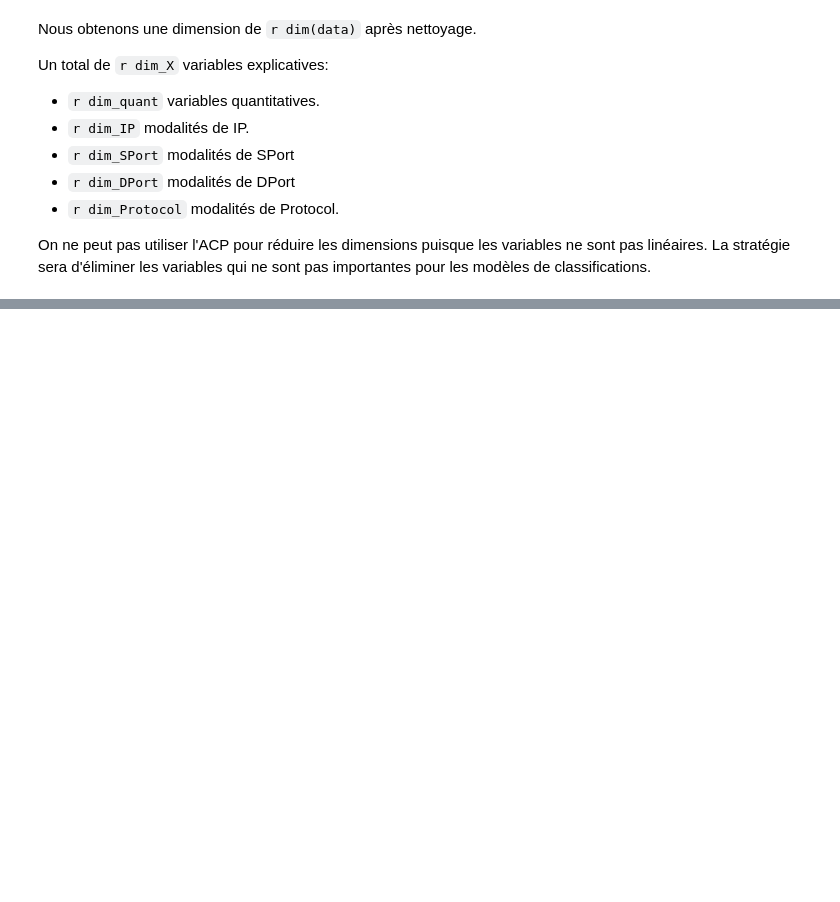
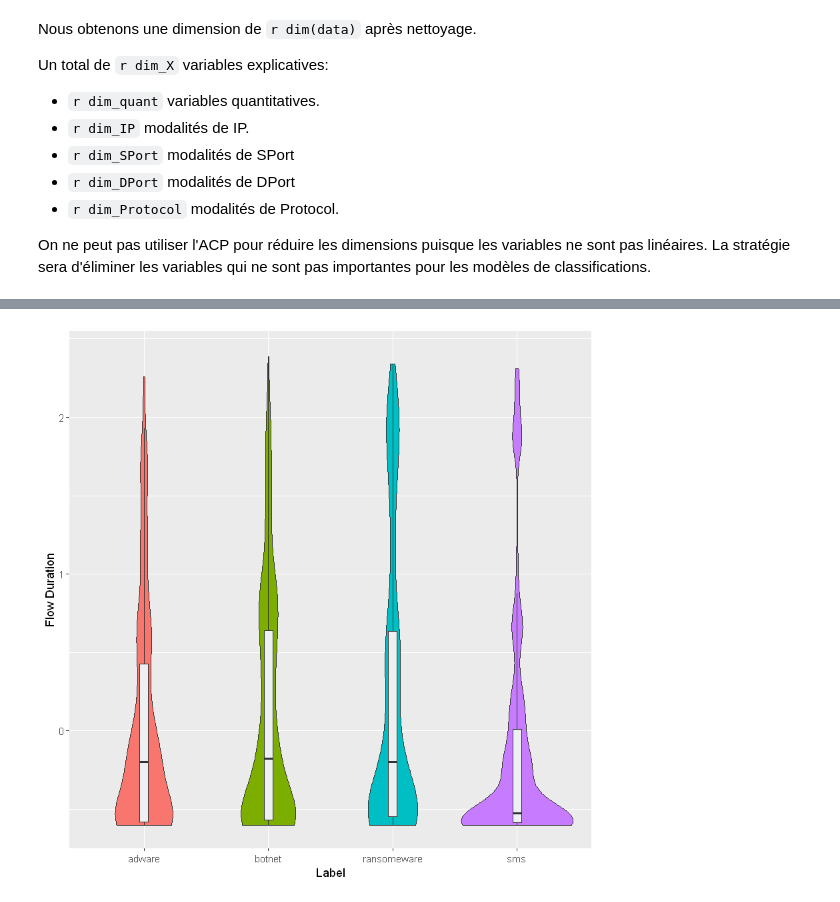
Before and after one commit to Lrakotoson/M_R, a Jupyter notebook: S2/Classification/Project/jet1.ipynb, the cells around one changed output, grey strips where cells are left out. Saved outputs shown, nothing was run; the diff lists cells and outputs as text; code cells hidden in the pictures; blank space fills up the shorter version.

```diff
--- a/S2/Classification/Project/jet1.ipynb
+++ b/S2/Classification/Project/jet1.ipynb
@@ -295,0 +260,5 @@ Filter(var, df)
+# %%
+ggplot(data) + aes(y = `Flow Duration`, x = Label, fill = Label) +
+geom_violin() + ylim(range(-0.6:2.6)) + guides(fill = F) +
+geom_boxplot(width = 0.07, fill = "#ecf0f1", outlier.size = -1)
+# %% [output]
@@ -295,0 +268 @@ Filter(var, df)
+[figure, added]
```
Also changed, not shown: parts of 31 cells of this notebook.
